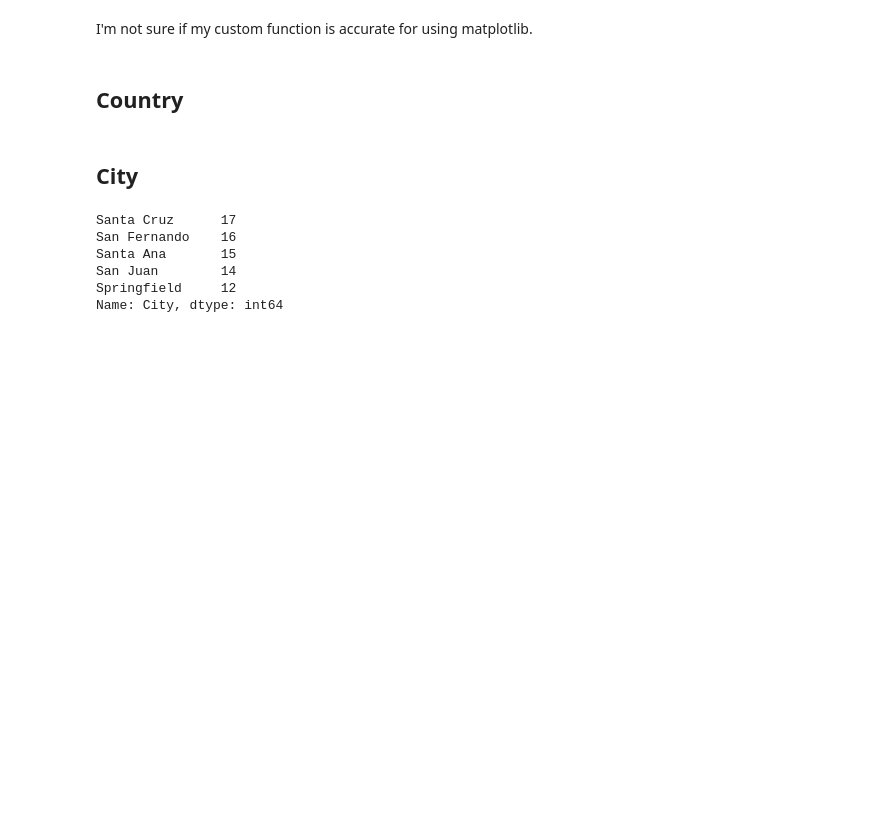
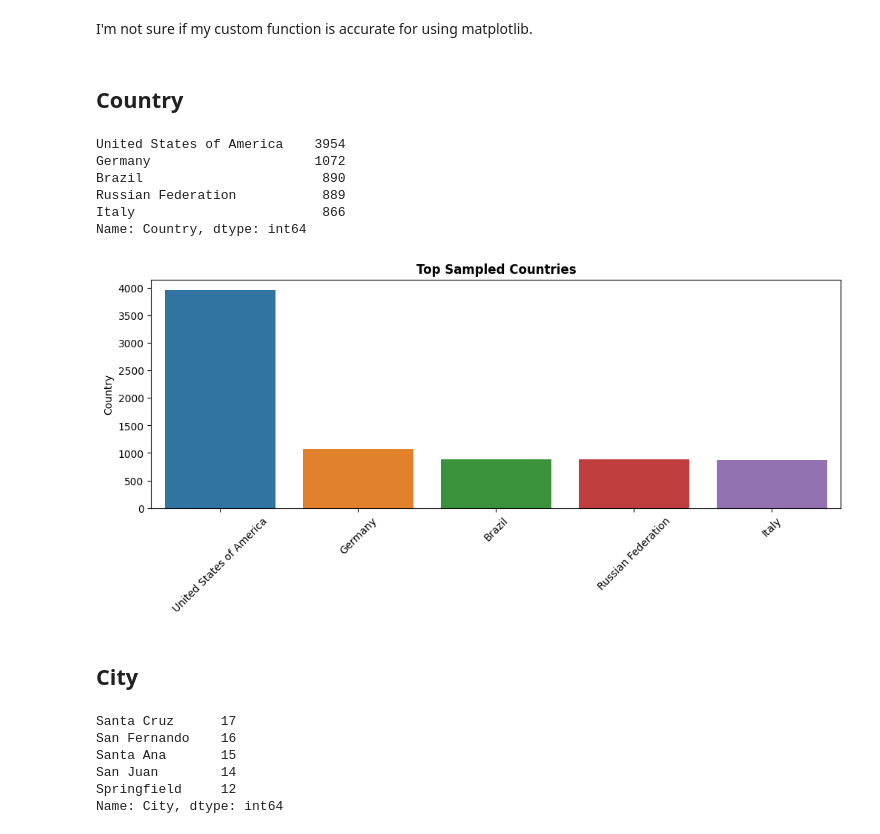
Before and after one commit to eckoecho/Project-2, a Jupyter notebook: World_Air_Quality_Index_by_City_and_Coordinates.ipynb, the cells around one changed output. Drawn from its saved outputs; the diff is of its cells as text; code cells hidden in the pictures; blank space fills up the shorter version.

```diff
--- a/World_Air_Quality_Index_by_City_and_Coordinates.ipynb
+++ b/World_Air_Quality_Index_by_City_and_Coordinates.ipynb
@@ -164,12 +164,20 @@ def make_visual(column):
 # %%
 #Getting most occuring Countries to plot
 top_countries = df["Country"].value_counts().head()
 print(top_countries)
 #Plotting Countries in Countplot
-fig, ax = plt.subplots(figsiz=(12,4))
+fig, ax = plt.subplots(figsize=(12,4))
 sns.barplot(df, x=top_countries.index, y=top_countries)
 plt.xticks(rotation=45)
 ax.set_title("Top Sampled Countries", fontweight="bold");
+# %% [output]
+United States of America    3954
+Germany                     1072
+Brazil                       890
+Russian Federation           889
+Italy                        866
+Name: Country, dtype: int64
+[figure, added]
 # %% [markdown]
 ## City
 # %%
```
Also changed, not shown: parts of 2 cells of this notebook.
